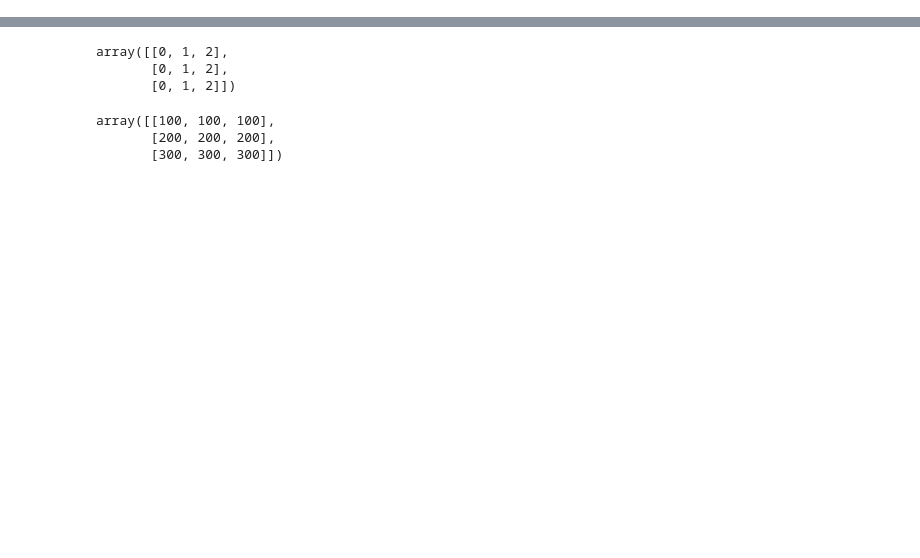
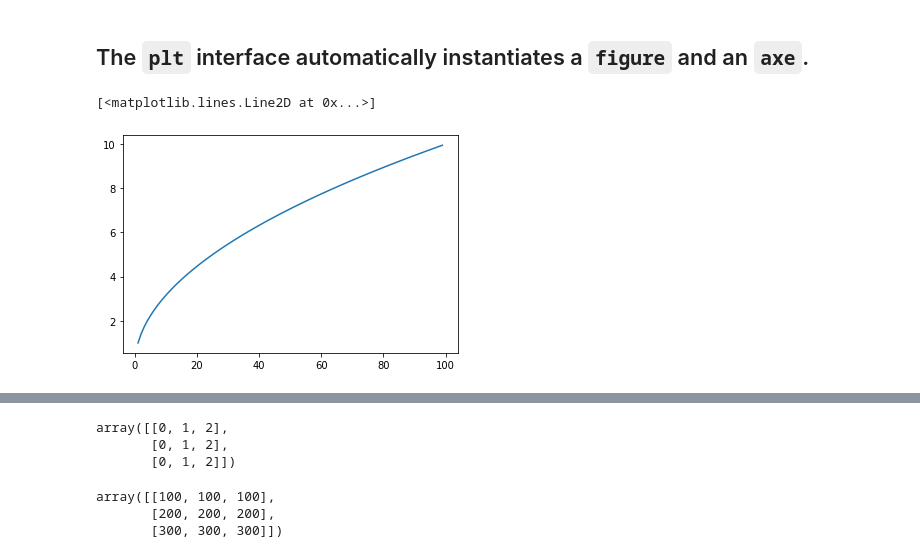
Before and after one commit to hangjianli/2019-fa-stats131, a Jupyter notebook: disc7.ipynb, the cells around one changed output, grey strips where cells are left out. Cells and saved outputs as stored; diff of their text form; code cells hidden in the pictures; blank space fills up the shorter version.

```diff
--- a/disc7.ipynb
+++ b/disc7.ipynb
@@ -10,0 +37,8 @@ InteractiveShell.ast_node_interactivity = "all"
+# %% [markdown]
+## The `plt` interface automatically instantiates a `figure` and an `axe`.
+# %%
+# same thing
+plt.plot(x, y)
+# %% [output]
+[<matplotlib.lines.Line2D at 0x...>]
+[figure, added]
```
Also changed, not shown: parts of 34 cells of this notebook, 1 other file.
